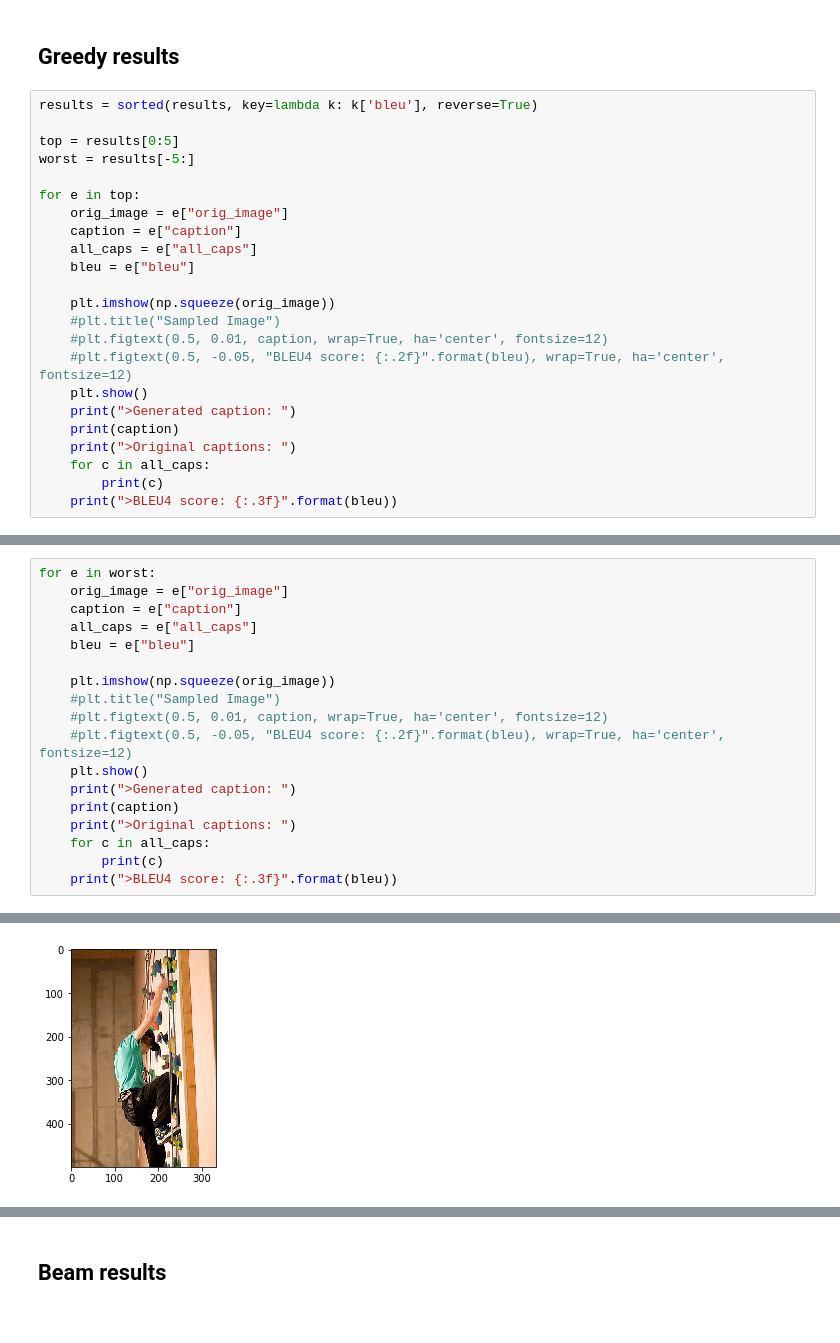
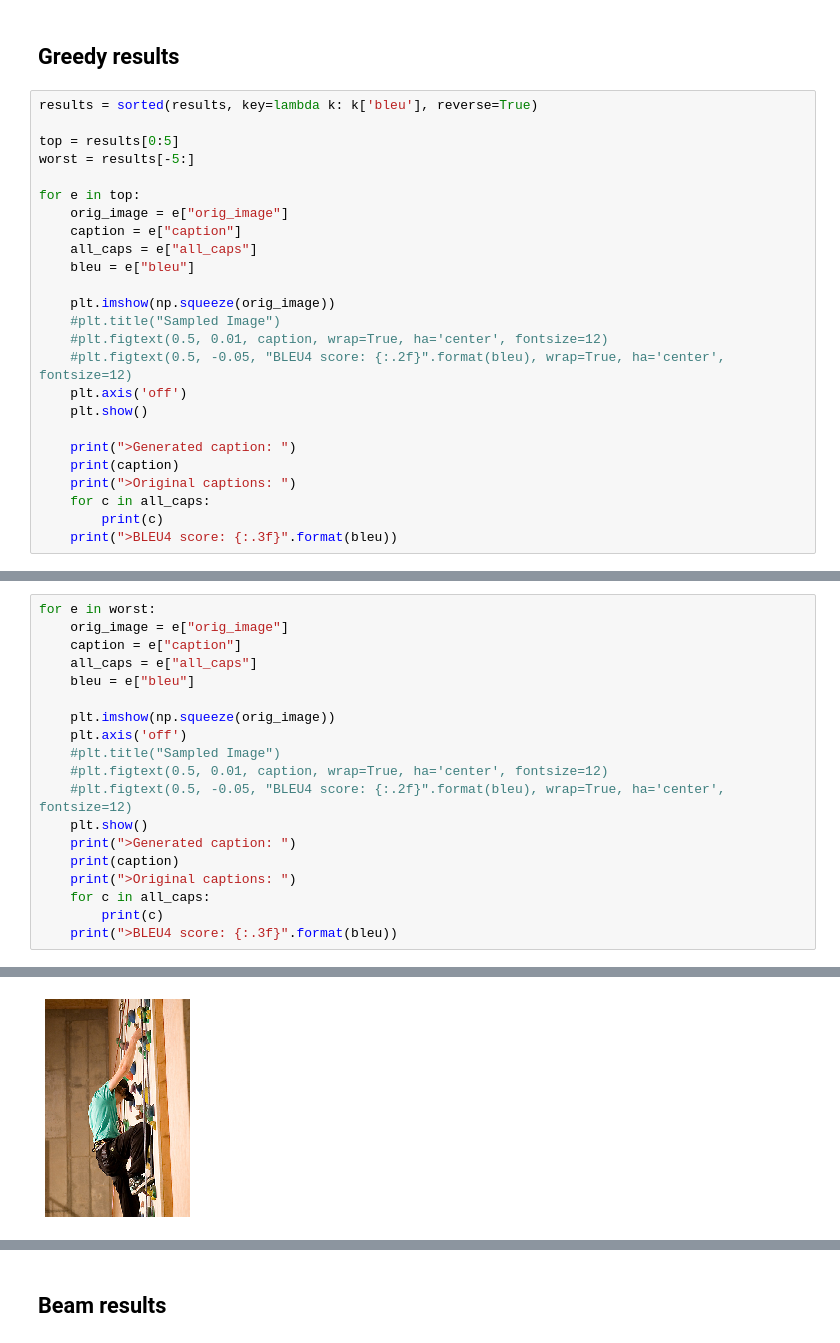
Before and after one commit to nhabbash/autocaption, a Jupyter notebook: notebooks/testing.ipynb, the cells around one changed output, grey strips where cells are left out. Saved outputs shown, nothing was run; the diff lists cells and outputs as text.

```diff
--- a/notebooks/testing.ipynb
+++ b/notebooks/testing.ipynb
@@ -130,7 +129,9 @@ for e in top:
     #plt.title("Sampled Image")
     #plt.figtext(0.5, 0.01, caption, wrap=True, ha='center', fontsize=12)
     #plt.figtext(0.5, -0.05, "BLEU4 score: {:.2f}".format(bleu), wrap=True, ha='center', fontsize=12)
+    plt.axis('off')
     plt.show()
+
     print(">Generated caption: ")
     print(caption)
     print(">Original captions: ")
@@ -196,6 +197,7 @@ for e in worst:
     bleu = e["bleu"]
 
     plt.imshow(np.squeeze(orig_image))
+    plt.axis('off')
     #plt.title("Sampled Image")
     #plt.figtext(0.5, 0.01, caption, wrap=True, ha='center', fontsize=12)
     #plt.figtext(0.5, -0.05, "BLEU4 score: {:.2f}".format(bleu), wrap=True, ha='center', fontsize=12)
@@ -211,13 +213,13 @@ for e in worst:
 >Generated caption:
 young boy jumping off of swing set
 >Original captions:
 two boys wearing brown shirts tug at rope on wooden platform
 two boys with red hair and glasses stand on table and fight
 two redheaded boys in brown shirts stand on table and are fighting with sticks
 two redheaded boys with glasses stand on bench play swordfight with sticks
 two twin preteen boys dueling with sticks
 >BLEU4 score: 0.000
-[figure, old version]
+[figure, new version]
 >Generated caption:
 skateboarder does trick on his skateboard
 >Original captions:
```
Also changed, not shown: parts of 8 cells of this notebook, 20 other files.
